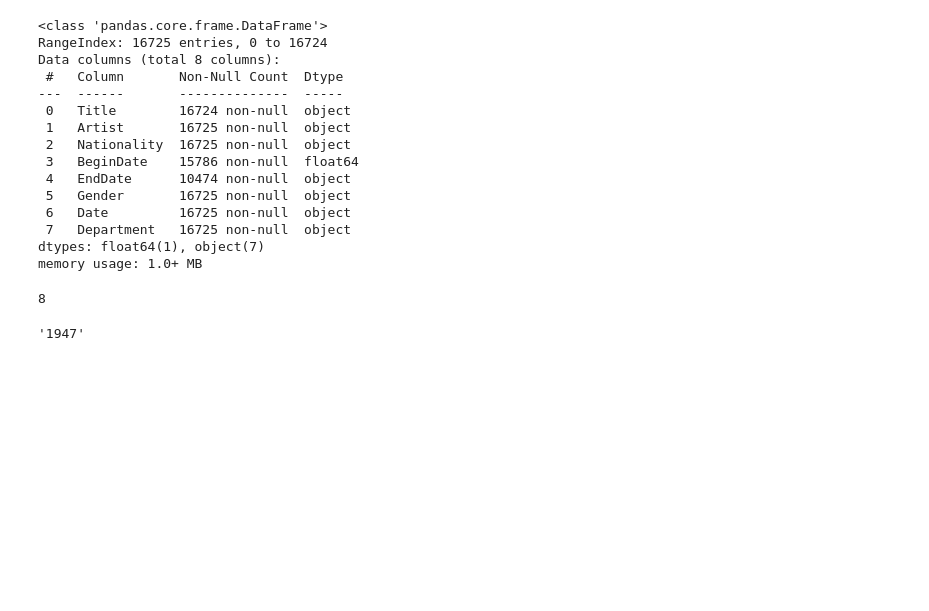
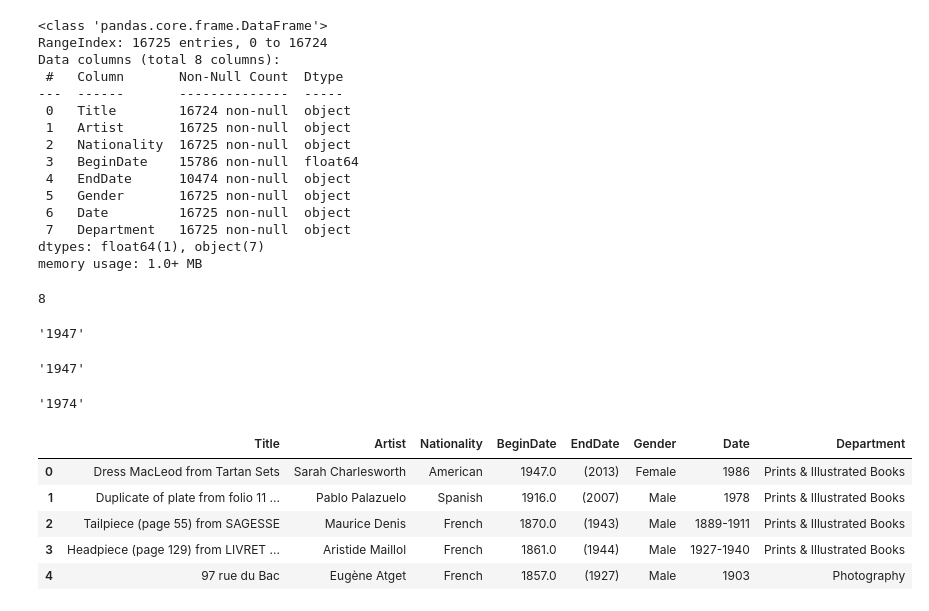
Before and after one commit to Abdulrehman512/Data-Science-AI, a Jupyter notebook: Applied_Pandas/Cleaning_&_Preparing_Data/index.ipynb, the cells around one changed output. Saved outputs shown, nothing was run; the diff lists cells and outputs as text; code cells hidden in the pictures; blank space fills up the shorter version.

Commit message:
Cleaning and Preparing Data Part 3

```diff
--- a/Applied_Pandas/Cleaning_&_Preparing_Data/index.ipynb
+++ b/Applied_Pandas/Cleaning_&_Preparing_Data/index.ipynb
@@ -346,0 +353,17 @@ date
+# %%
+clean_date(date)
+# %% [output]
+'1947'
+# %%
+clean_date("sc1974.'s")
+# %% [output]
+'1974'
+# %%
+arts.head()
+# %% [output]
+|  | Title | Artist | Nationality | BeginDate | EndDate | Gender | Date | Department |
+| 0 | Dress MacLeod from Tartan Sets | Sarah Charlesworth | American | 1947.0 | (2013) | Female | 1986 | Prints & Illustrated Books |
+| 1 | Duplicate of plate from folio 11 ... | Pablo Palazuelo | Spanish | 1916.0 | (2007) | Male | 1978 | Prints & Illustrated Books |
+| 2 | Tailpiece (page 55) from SAGESSE | Maurice Denis | French | 1870.0 | (1943) | Male | 1889-1911 | Prints & Illustrated Books |
+| 3 | Headpiece (page 129) from LIVRET ... | Aristide Maillol | French | 1861.0 | (1944) | Male | 1927-1940 | Prints & Illustrated Books |
+| 4 | 97 rue du Bac | Eugène Atget | French | 1857.0 | (1927) | Male | 1903 | Photography |
```
Also changed, not shown: parts of 17 cells of this notebook, 1 other file.
